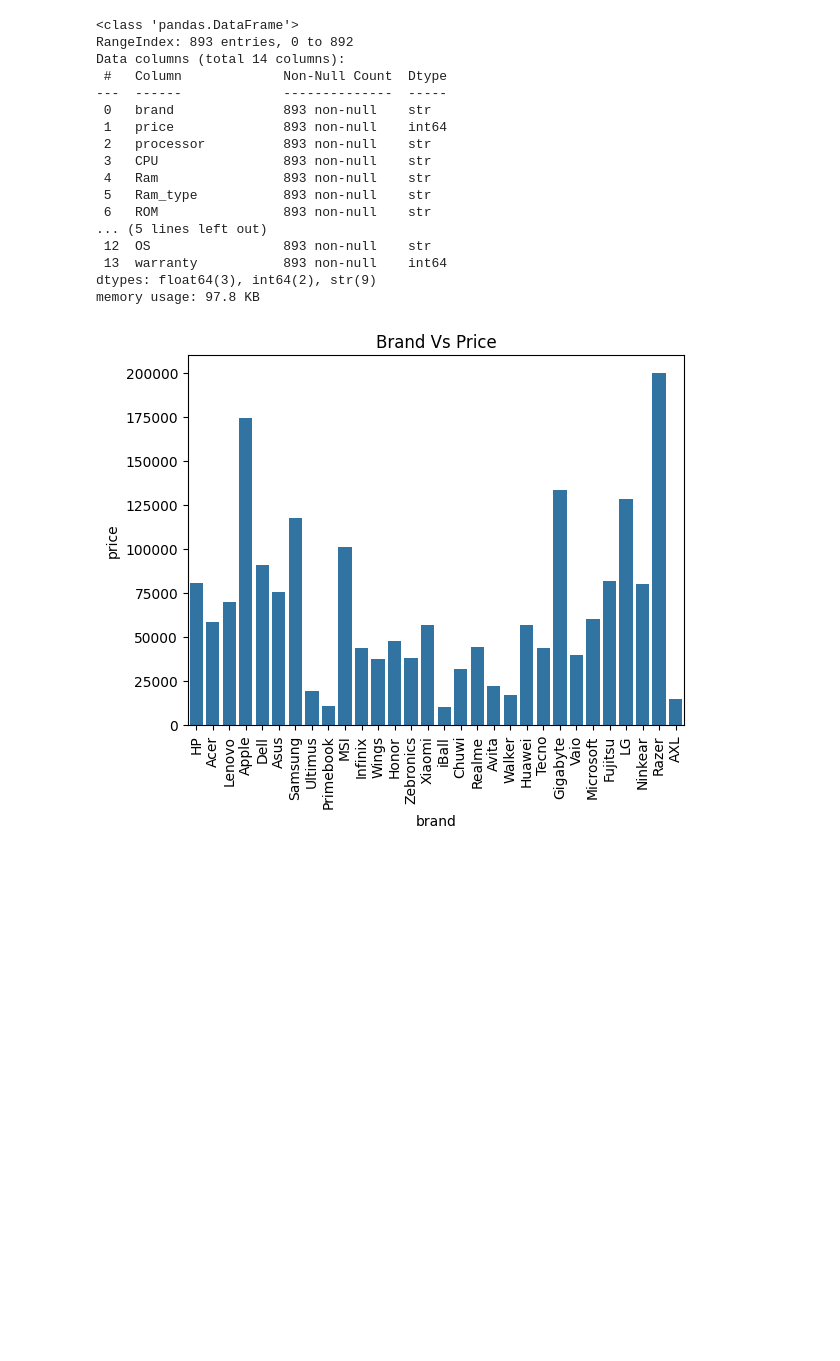
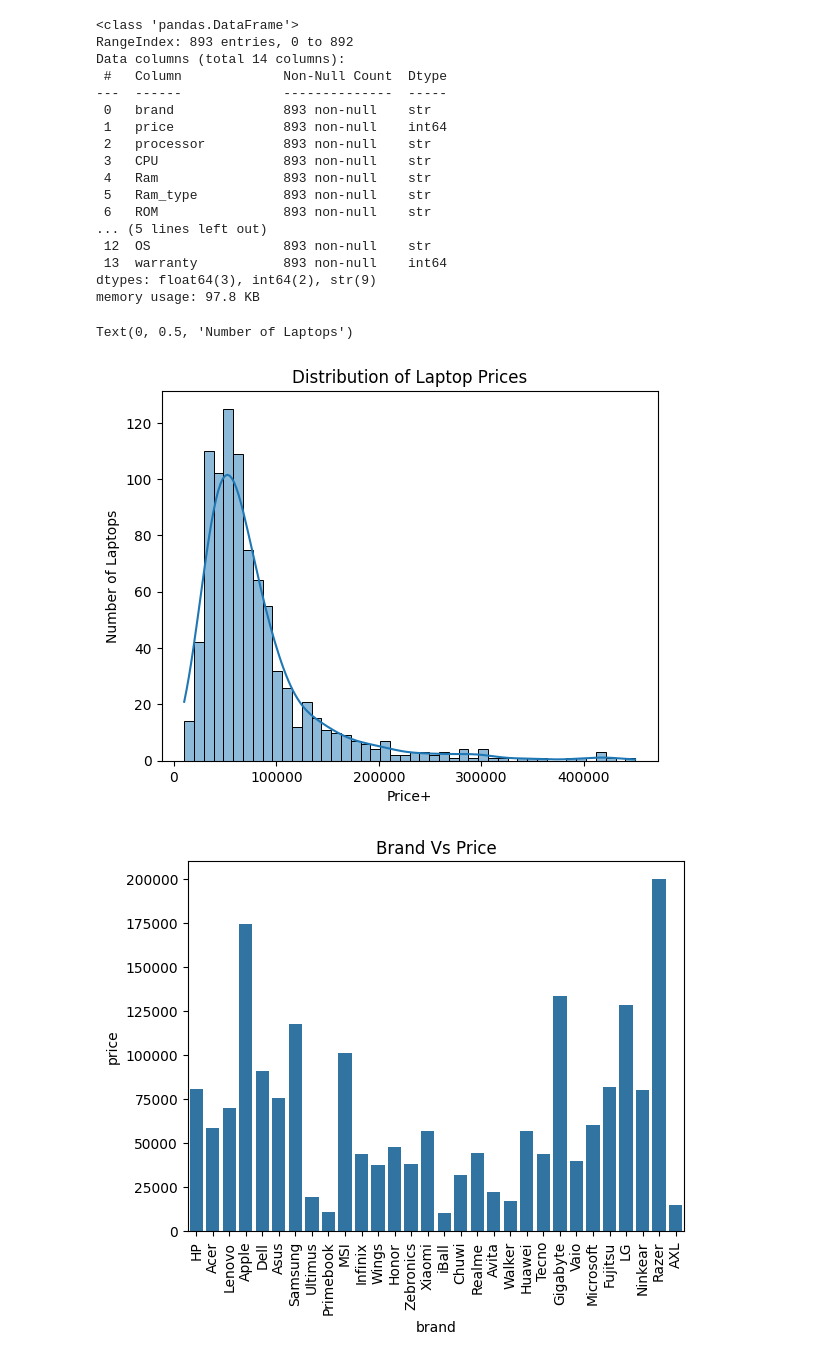
Before and after one commit to Ritika-Gauttam/Laptop_Price_Prediction, a Jupyter notebook: laptop_price_prediction.ipynb, the cells around one changed output. Saved outputs shown, nothing was run; the diff lists cells and outputs as text; code cells hidden in the pictures; blank space fills up the shorter version.

```diff
--- a/laptop_price_prediction.ipynb
+++ b/laptop_price_prediction.ipynb
@@ -104,6 +104,15 @@ memory usage: 97.8 KB
 # %%
 import matplotlib.pyplot as plt
 import seaborn as sns
+# %%
+sns.histplot(df['price'], kde=True)
+
+plt.title('Distribution of Laptop Prices')
+plt.xlabel('Price+')
+plt.ylabel('Number of Laptops')
+# %% [output]
+Text(0, 0.5, 'Number of Laptops')
+[figure, added]
 # %%
 sns.barplot(x = df['brand'], y = df['price'],errorbar=None)
 plt.title("Brand Vs Price")
```
Also changed, not shown: parts of 10 cells of this notebook.
